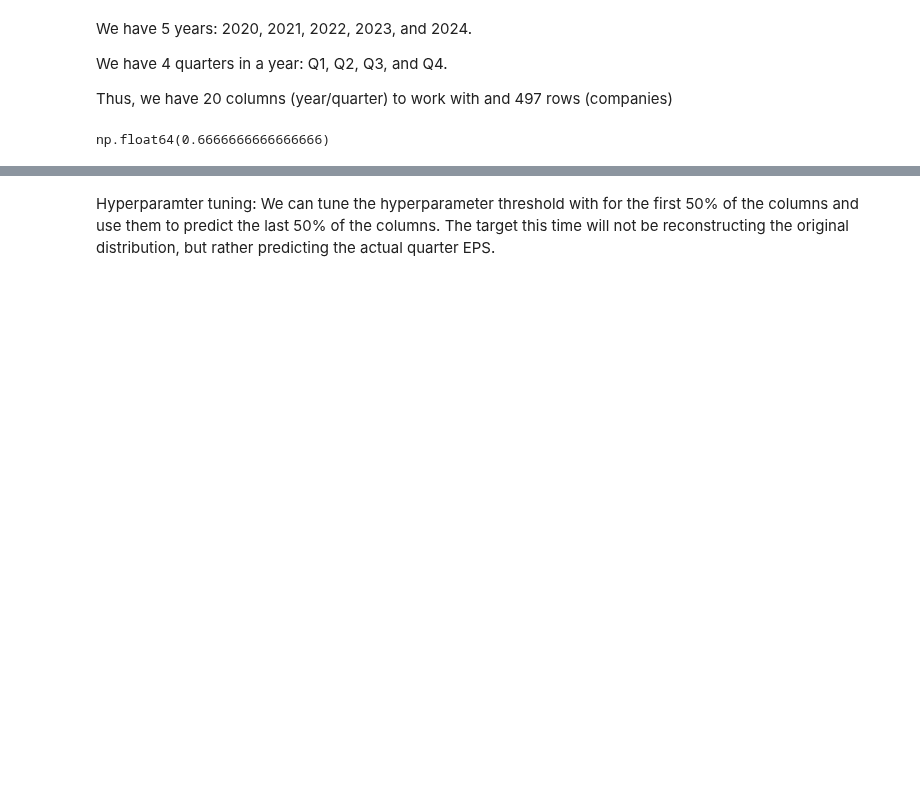
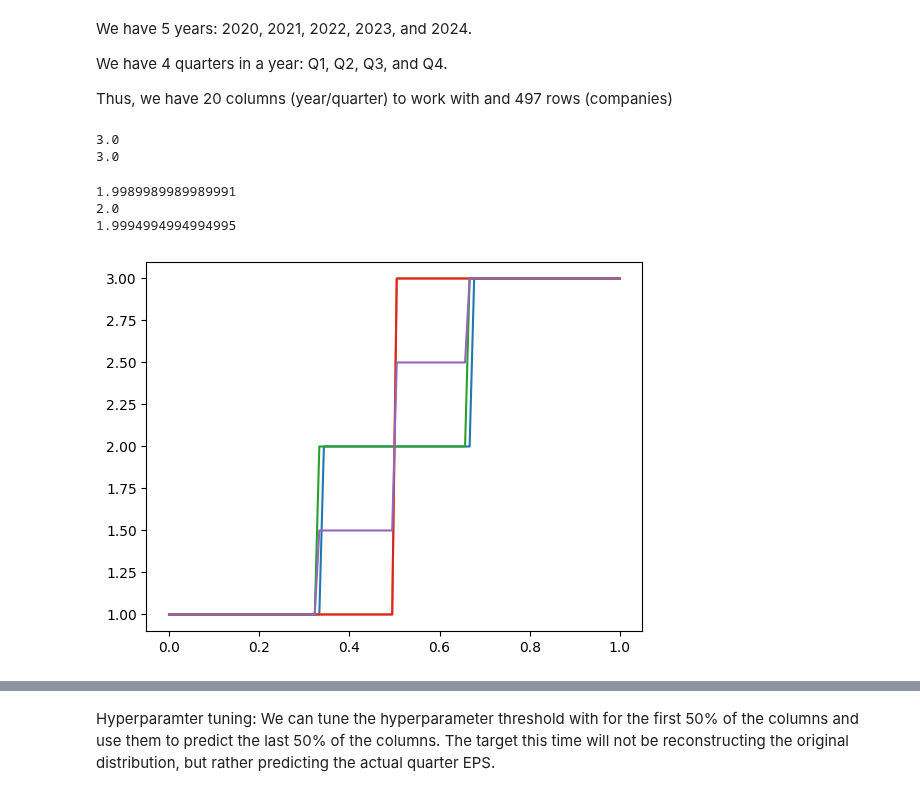
Before and after one commit to jacobf18/Dist-NN, a Jupyter notebook: wrds.ipynb, the cells around one changed output, grey strips where cells are left out. Drawn from its saved outputs; the diff is of its cells as text; code cells hidden in the pictures; blank space fills up the shorter version.

```diff
--- a/wrds.ipynb
+++ b/wrds.ipynb
@@ -377,6 +284,9 @@ def wasserstein2(sample1, sample2):
     P = ot.emd(a, b, C)
     return np.sum(P * C)
 
-wasserstein2(np.array([1,2,3]).reshape(-1,1), np.array([1,2,1]).reshape(-1,1))
+print(wasserstein2(np.array([1,2,1]).reshape(-1,1), np.array([1,5,1]).reshape(-1,1)))
+print(np.sum((np.sort(np.array([1,2,1])) - np.sort(np.array([1,5,1]))) ** 2) / len(np.array([1,2,1])))
+# This is correct
 # %% [output]
-np.float64(0.6666666666666666)
+3.0
+3.0
@@ -406,3 +324,26 @@ def wass_barycenter_dist(sample_arr, barycenter):
+# %%
+sample_lists = [[1,2,3], [1,3]]
+
+fn1 = empirical_quantile_function(sample_lists[0])
+fn2 = empirical_quantile_function(sample_lists[1])
+
+bary_fn = barycenter([fn1, fn2])
+q = np.linspace(0, 1, 100)
+for s in sample_lists:
+    plt.plot(q, np.quantile(s,q, method='inverted_cdf'))
+
+plt.plot(q, fn1(q))
+plt.plot(q, fn2(q))
+plt.plot(q, bary_fn(q))
+
+print(expectation(fn1))
+print(expectation(fn2))
+print(expectation(bary_fn))
+# %% [output]
+1.9989989989989991
+2.0
+1.9994994994994995
+[figure, added]
 # %%
 # There are a lot of rows, so we will estimate distances for specific rows.
 # We will need to make sure that we do not look into the future.
```
Also changed, not shown: parts of 70 cells of this notebook.
